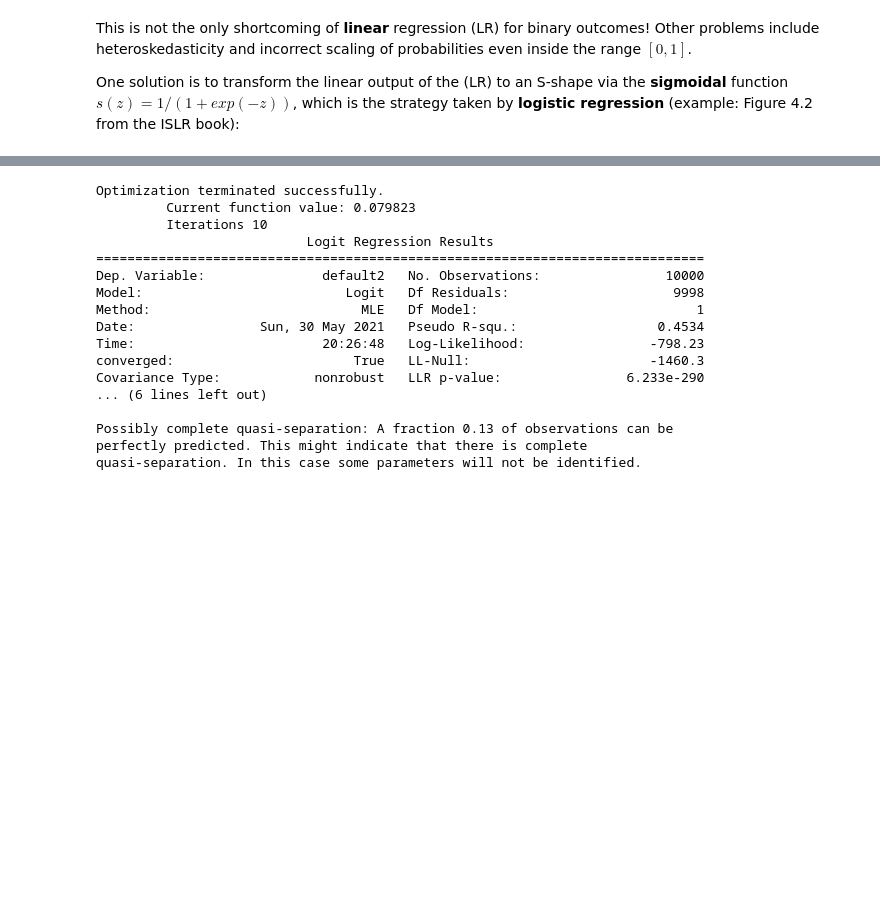
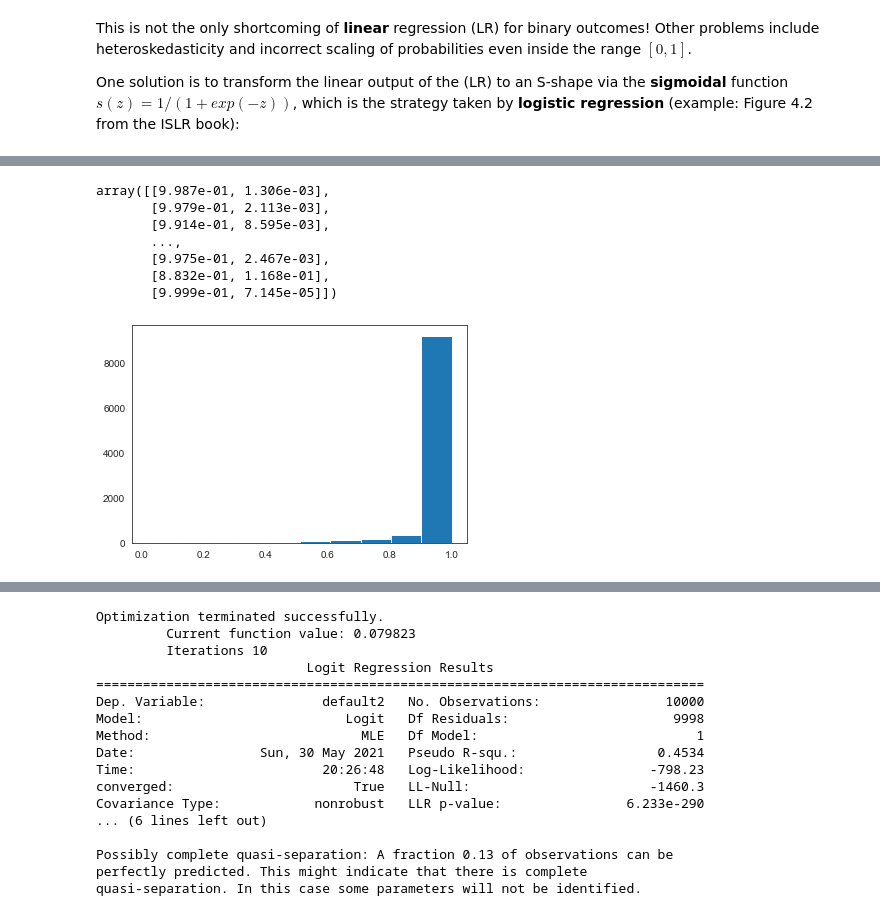
Before and after one commit to markusloecher/DataScience-HWR, a Jupyter notebook: Lectures_ipynb/Lecture7.ipynb, the cells around one changed output, grey strips where cells are left out. Saved outputs shown, nothing was run; the diff lists cells and outputs as text; code cells hidden in the pictures; blank space fills up the shorter version.

```diff
--- a/Lectures_ipynb/Lecture7.ipynb
+++ b/Lectures_ipynb/Lecture7.ipynb
@@ -173,0 +197,12 @@ intercept : [-10.651]
+# %%
+plt.hist(prob_train[:,0]);
+prob_train
+# %% [output]
+array([[9.987e-01, 1.306e-03],
+       [9.979e-01, 2.113e-03],
+       [9.914e-01, 8.595e-03],
+       ...,
+       [9.975e-01, 2.467e-03],
+       [8.832e-01, 1.168e-01],
+       [9.999e-01, 7.145e-05]])
+[figure, added]
```
Also changed, not shown: parts of 12 cells of this notebook, 8 other files.
